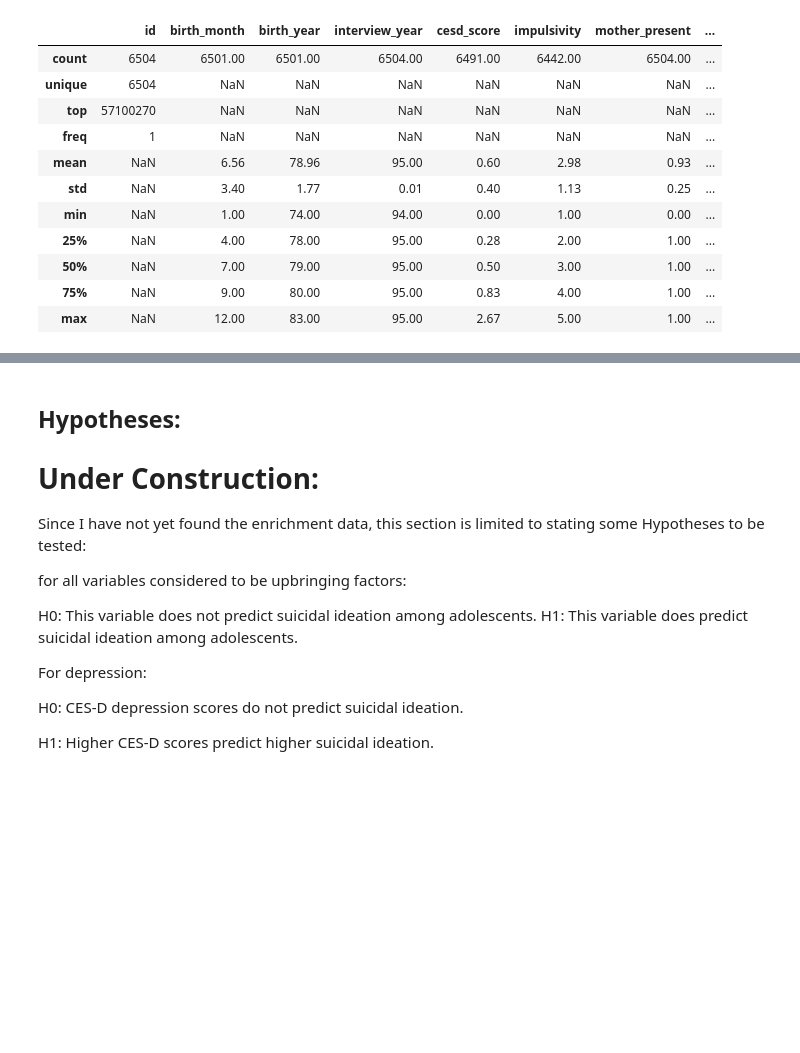
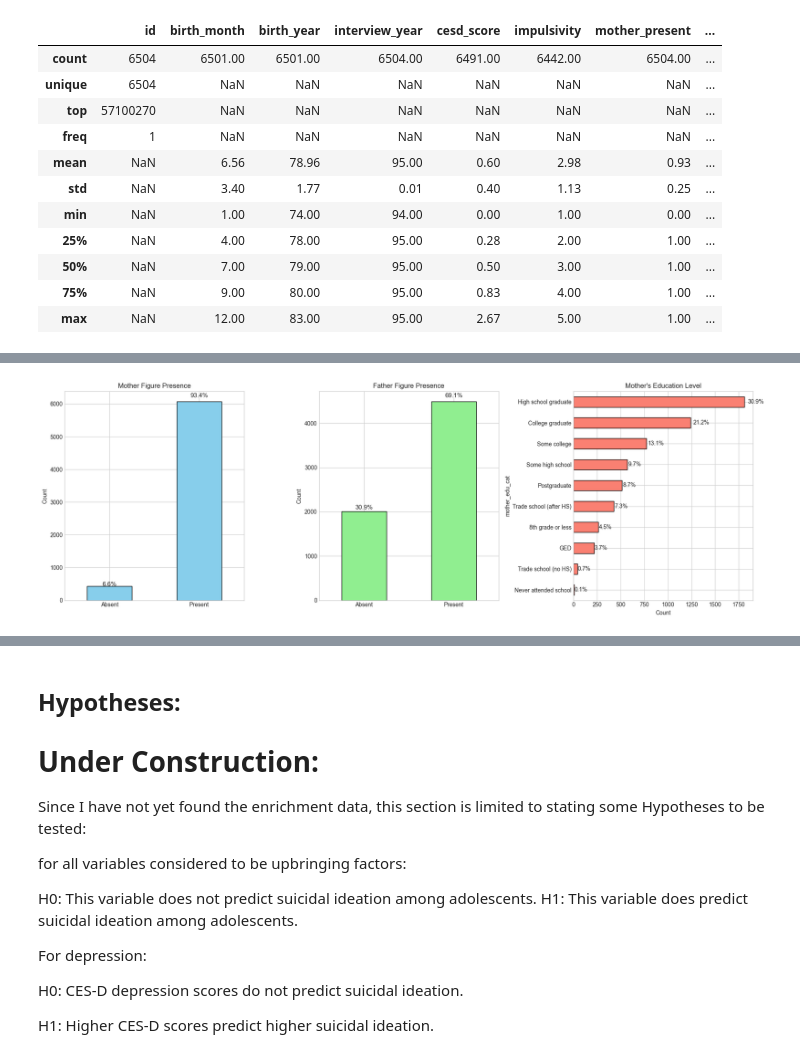
Before and after one commit to usef1ens/Suicide-Prediction, a Jupyter notebook: DataAnalysis.ipynb, the cells around one changed output, grey strips where cells are left out. Cells and saved outputs as stored; diff of their text form; code cells hidden in the pictures; blank space fills up the shorter version.

```diff
--- a/DataAnalysis.ipynb
+++ b/DataAnalysis.ipynb
@@ -619,0 +491,16 @@ select_vars_data.describe(include='all')
+# %%
+# 1. Drop Administrative/Redundant Columns
+# 'cesd_score' (Depression) is tricky: it's a result of upbringing, not an upbringing factor itself.
+# It might overshadow your results. For now, we can keep it but treat it carefully.
+drop_cols = ['id', 'birth_month', 'birth_year', 'interview_year']
+eda_df = main_df.drop(columns=drop_cols, errors='ignore').copy()
+
+# 2. Check Missingness (The Decision Maker)
+# If a column has >30% missing data, you should likely drop it for the main model.
+missing_counts = eda_df.isna().sum() / len(eda_df) * 100
+print(missing_counts[missing_counts > 0].sort_values(ascending=False))
+
+# this step was suggested by Gemini
+# %%
+# father's education has 34.06% missing data, thus it will not be considered in the EDA
+eda_df = eda_df.drop(columns=['father_edu_cat'])
@@ -715,0 +579,63 @@ plt.show()
+# %%
+import matplotlib.pyplot as plt
+
+# Set up the figure with 3 subplots side-by-side
+fig, ax = plt.subplots(1, 3, figsize=(18, 6))
+
+# --- 1. Mother Presence ---
+# Get Counts
+counts_m = eda_df['mother_present'].value_counts().sort_index()
+counts_m.index = ['Absent', 'Present']
+total_m = len(eda_df['mother_present'].dropna()) # Total for percentages
+
+# Plot Counts
+counts_m.plot(kind='bar', ax=ax[0], color='skyblue', edgecolor='black')
+
+# Add Percentage Labels
+for i, v in enumerate(counts_m):
+    pct = (v / total_m) * 100
+    ax[0].text(i, v + (v * 0.02), f'{pct:.1f}%', ha='center', fontsize=11)
+
+ax[0].set_title('Mother Figure Presence')
+ax[0].set_ylabel('Count')
+ax[0].tick_params(axis='x', rotation=0)
+
+# --- 2. Father Presence ---
+# Get Counts
+counts_f = eda_df['father_present'].value_counts().sort_index()
+counts_f.index = ['Absent', 'Present']
+total_f = len(eda_df['father_present'].dropna())
+
+# Plot Counts
+counts_f.plot(kind='bar', ax=ax[1], color='lightgreen', edgecolor='black')
+
+# Add Percentage Labels
+for i, v in enumerate(counts_f):
+    pct = (v / total_f) * 100
+    ax[1].text(i, v + (v * 0.02), f'{pct:.1f}%', ha='center', fontsize=11)
+
+ax[1].set_title('Father Figure Presence')
+ax[1].set_ylabel('Count')
+ax[1].tick_params(axis='x', rotation=0)
+
+# --- 3. Mother's Education ---
+# Get Counts (Sorted by value so the chart looks organized)
+counts_e = eda_df['mother_edu_cat'].value_counts().sort_values(ascending=True)
+total_e = len(eda_df['mother_edu_cat'].dropna())
+
+# Plot Counts (Horizontal)
+counts_e.plot(kind='barh', ax=ax[2], color='salmon', edgecolor='black')
+
+# Add Percentage Labels (logic is slightly different for horizontal bars)
+for index, value in enumerate(counts_e):
+    pct = (value / total_e) * 100
+    # Place text to the right of the bar (value + offset)
+    ax[2].text(value + (value * 0.02), index, f'{pct:.1f}%', va='center', fontsize=10)
+
+ax[2].set_title("Mother's Education Level")
+ax[2].set_xlabel('Count')
+
+plt.tight_layout()
+plt.show()
+# %% [output]
+[figure, added]
```
Also changed, not shown: parts of 51 cells of this notebook.
